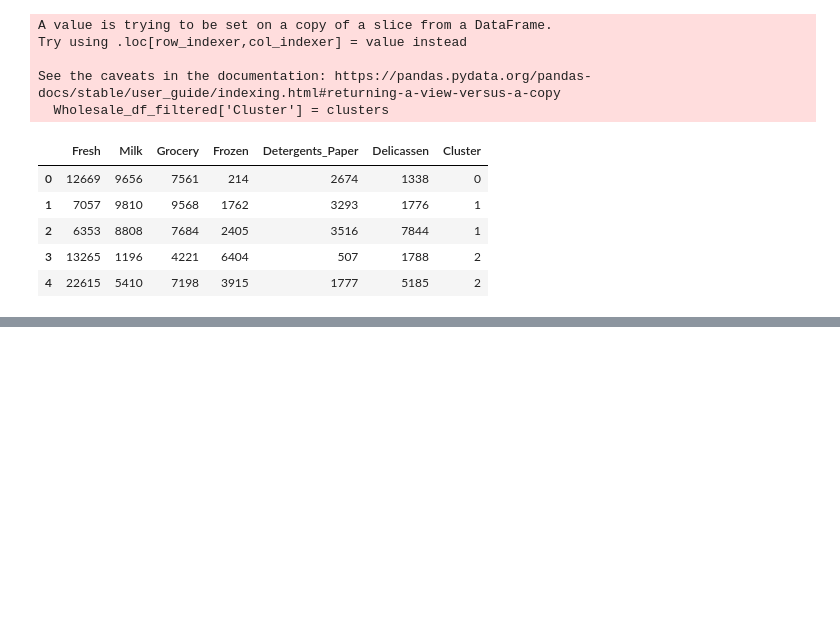
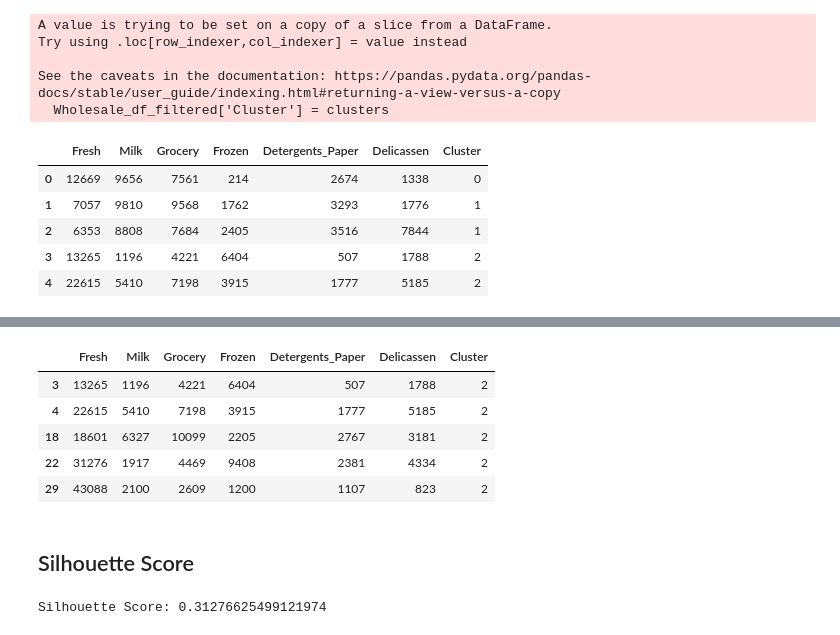
Before and after one commit to SobiaNoorAI/Wholesale-Customer-Segmentation-and-Spending-Behavior-Analysis-By-ML, a Jupyter notebook: K_Means_Clustering_Wholesale_Customers.ipynb, the cells around one changed output, grey strips where cells are left out. Cells and saved outputs as stored; diff of their text form; code cells hidden in the pictures; blank space fills up the shorter version.

Commit message:
Silhouette Score

```diff
--- a/K_Means_Clustering_Wholesale_Customers.ipynb
+++ b/K_Means_Clustering_Wholesale_Customers.ipynb
@@ -253,0 +274,18 @@ See the caveats in the documentation: https://pandas.pydata.org/pandas-docs/stab
+# %%
+cluster3 = Wholesale_df_filtered[Wholesale_df_filtered['Cluster'] == 2]
+cluster3.head()
+# %% [output]
+|  | Fresh | Milk | Grocery | Frozen | Detergents_Paper | Delicassen | Cluster |
+| 3 | 13265 | 1196 | 4221 | 6404 | 507 | 1788 | 2 |
+| 4 | 22615 | 5410 | 7198 | 3915 | 1777 | 5185 | 2 |
+| 18 | 18601 | 6327 | 10099 | 2205 | 2767 | 3181 | 2 |
+| 22 | 31276 | 1917 | 4469 | 9408 | 2381 | 4334 | 2 |
+| 29 | 43088 | 2100 | 2609 | 1200 | 1107 | 823 | 2 |
+# %% [markdown]
+## Silhouette Score
+# %%
+# Compute silhouette score
+sil_score = silhouette_score(df_scaled, clusters)
+print(f"Silhouette Score: {sil_score}")
+# %% [output]
+Silhouette Score: 0.31276625499121974
```
Also changed, not shown: parts of 3 cells of this notebook.
